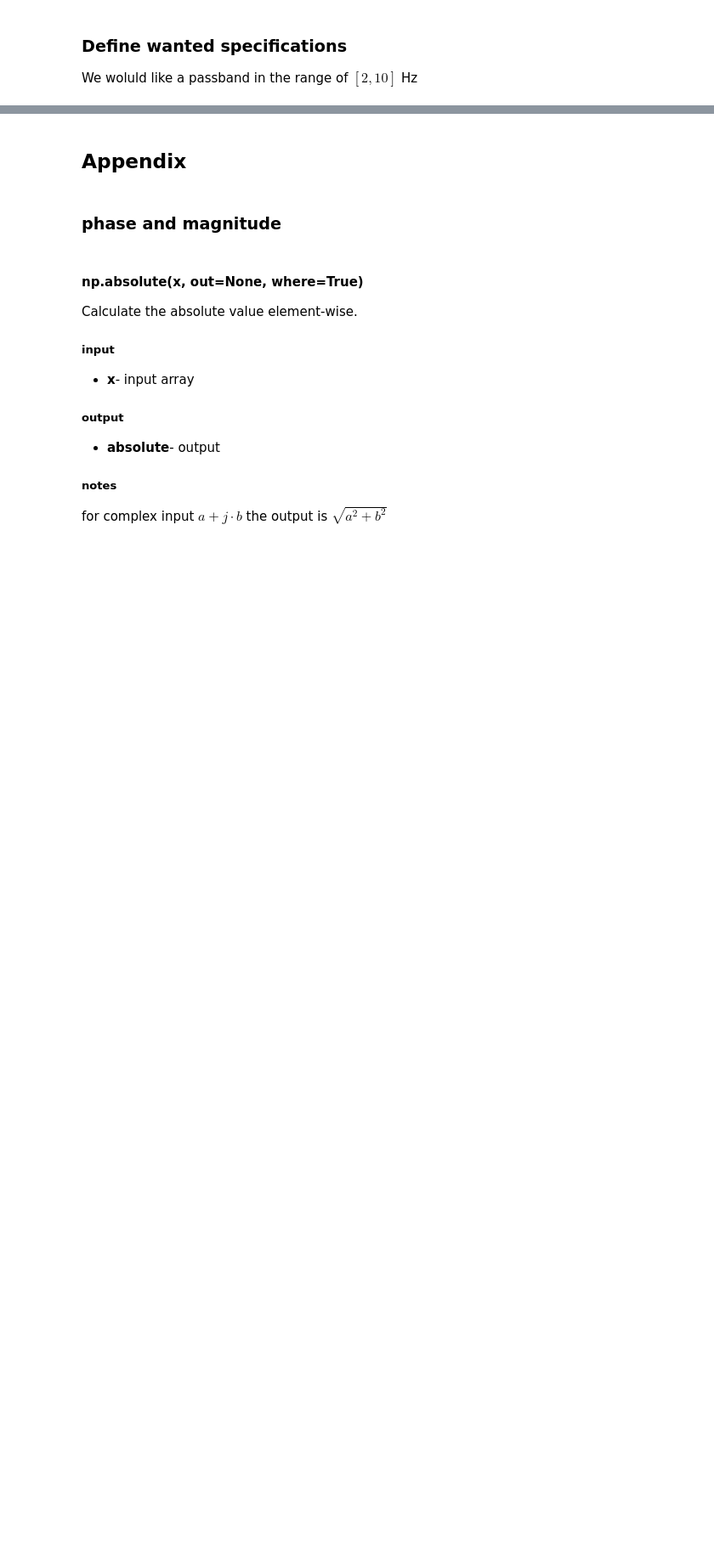
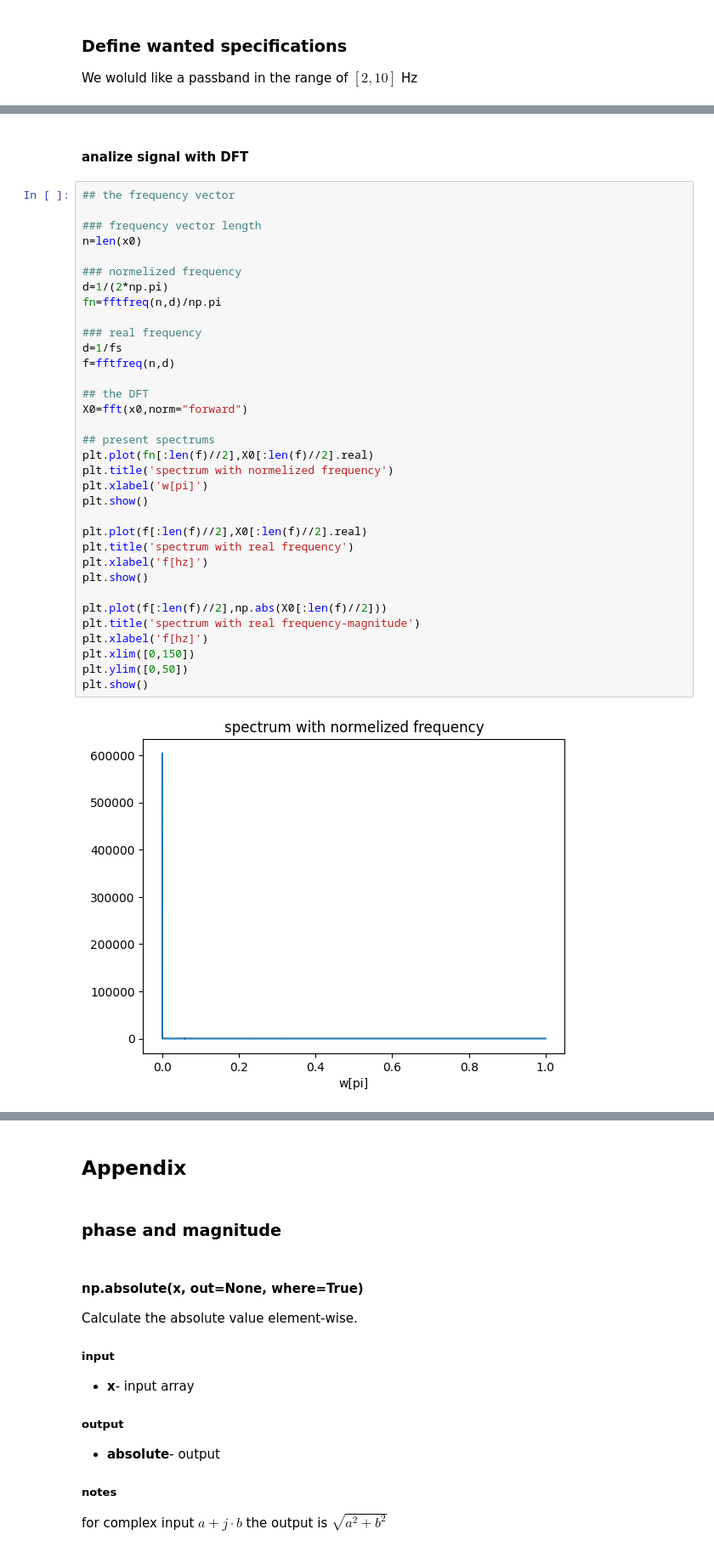
Before and after one commit to vyohai/tutorials, a Jupyter notebook: scipy/Basic filter Design.ipynb, the cells around one changed output, grey strips where cells are left out. Shown at 85% size. Cells and saved outputs as stored; diff of their text form; blank space fills up the shorter version.

```diff
--- a/scipy/Basic filter Design.ipynb
+++ b/scipy/Basic filter Design.ipynb
@@ -587,0 +642,38 @@ plt.show()
+# %% [markdown]
+#### analize signal with DFT
+# %%
+## the frequency vector
+
+### frequency vector length
+n=len(x0)
+
+### normelized frequency
+d=1/(2*np.pi)
+fn=fftfreq(n,d)/np.pi
+
+### real frequency
+d=1/fs
+f=fftfreq(n,d)
+
+## the DFT
+X0=fft(x0,norm="forward")
+
+## present spectrums
+plt.plot(fn[:len(f)//2],X0[:len(f)//2].real)
+plt.title('spectrum with normelized frequency')
+plt.xlabel('w[pi]')
+plt.show()
+
+plt.plot(f[:len(f)//2],X0[:len(f)//2].real)
+plt.title('spectrum with real frequency')
+plt.xlabel('f[hz]')
+plt.show()
+
+plt.plot(f[:len(f)//2],np.abs(X0[:len(f)//2]))
+plt.title('spectrum with real frequency-magnitude')
+plt.xlabel('f[hz]')
+plt.xlim([0,150])
+plt.ylim([0,50])
+plt.show()
+# %% [output]
+[figure, added]
```
Also changed, not shown: parts of 28 cells of this notebook, 6 other files.
